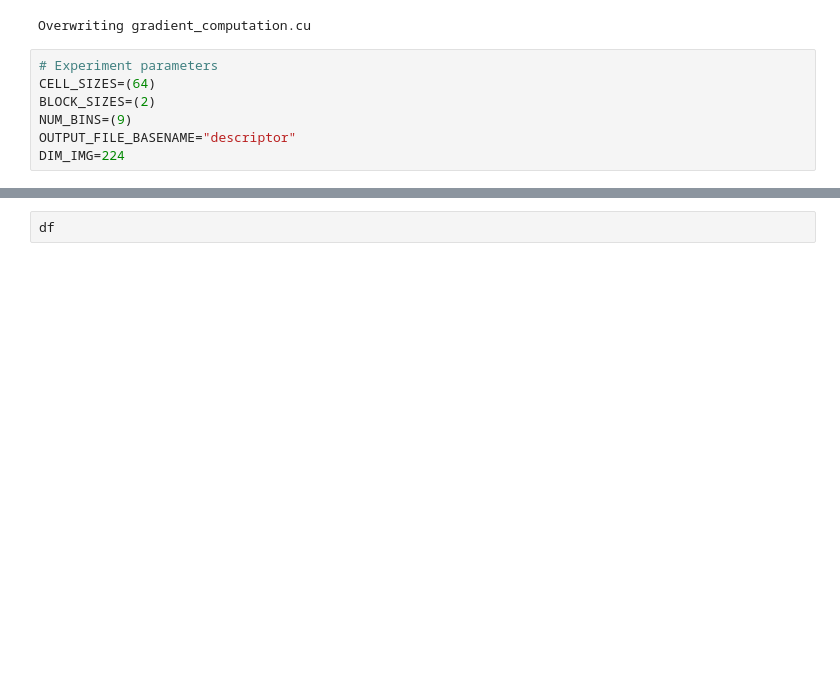
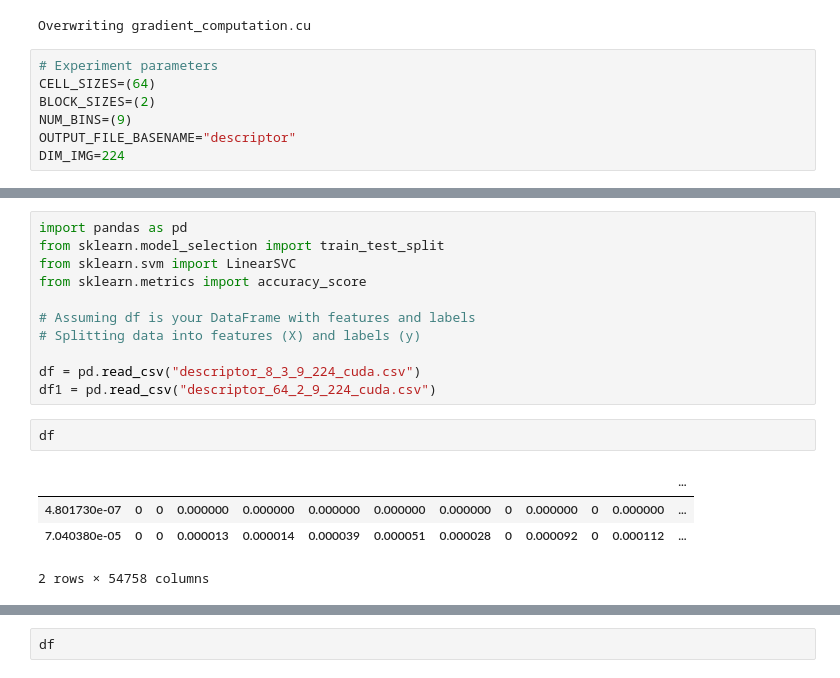
Before and after one commit to ghirailghiro/GPU_Computing_Project, a Jupyter notebook: Gradient_First_Step.ipynb, the cells around one changed output, grey strips where cells are left out. Drawn from its saved outputs; the diff is of its cells as text; blank space fills up the shorter version.

```diff
--- a/Gradient_First_Step.ipynb
+++ b/Gradient_First_Step.ipynb
@@ -570,0 +582,18 @@ Processing image: /content/drive/My Drive/GPU Computing/human detection dataset/
+# %%
+import pandas as pd
+from sklearn.model_selection import train_test_split
+from sklearn.svm import LinearSVC
+from sklearn.metrics import accuracy_score
+
+# Assuming df is your DataFrame with features and labels
+# Splitting data into features (X) and labels (y)
+
+df = pd.read_csv("descriptor_8_3_9_224_cuda.csv")
+df1 = pd.read_csv("descriptor_64_2_9_224_cuda.csv")
+# %%
+df
+# %% [output]
+|  |  |  |  |  |  |  |  |  |  |  |  | ... |
+| 4.801730e-07 | 0 | 0 | 0.000000 | 0.000000 | 0.000000 | 0.000000 | 0.000000 | 0 | 0.000000 | 0 | 0.000000 | ... |
+| 7.040380e-05 | 0 | 0 | 0.000013 | 0.000014 | 0.000039 | 0.000051 | 0.000028 | 0 | 0.000092 | 0 | 0.000112 | ... |
+2 rows × 54758 columns
```
Also changed, not shown: parts of 9 cells of this notebook.
